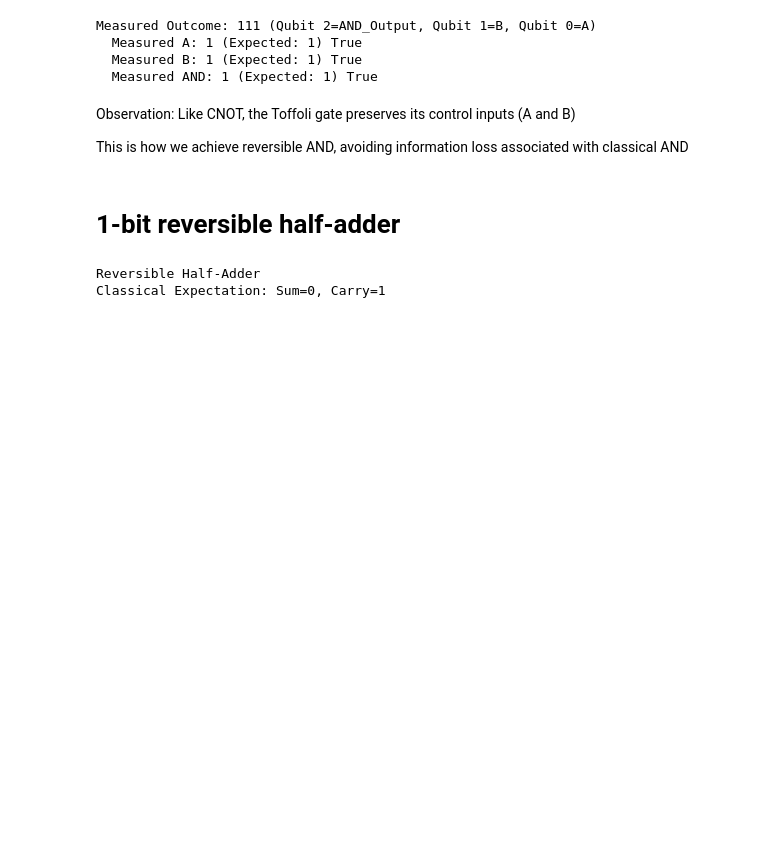
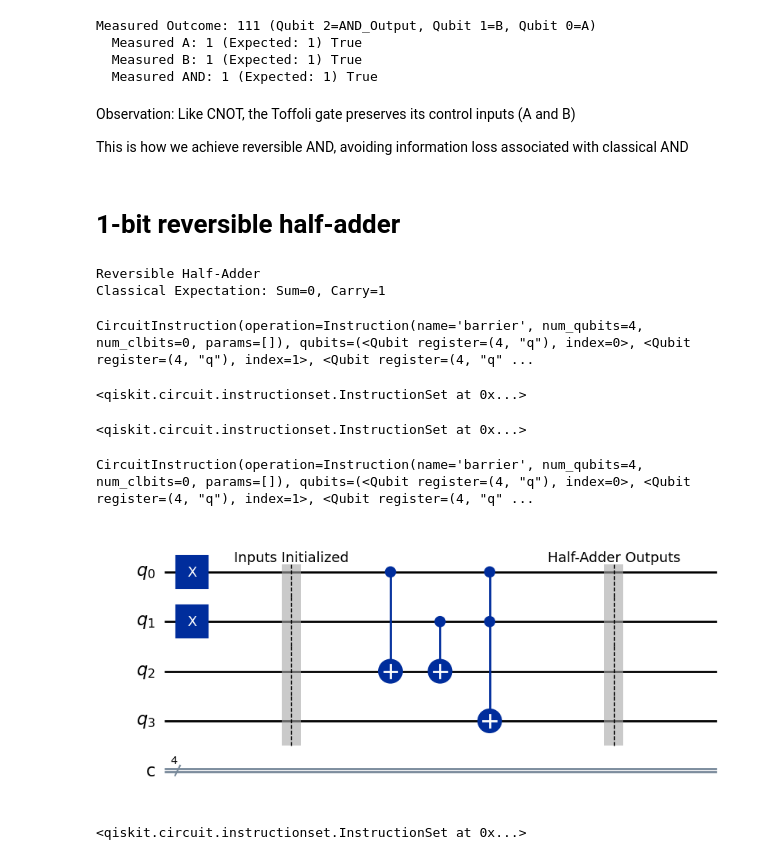
Before and after one commit to ram-polisetti/Q3_Hackathon, a Jupyter notebook: reversible_binary_adder.ipynb, the cells around one changed output. Cells and saved outputs as stored; diff of their text form; code cells hidden in the pictures; blank space fills up the shorter version.

Commit message:
Uncomputed half adder successfully

```diff
--- a/reversible_binary_adder.ipynb
+++ b/reversible_binary_adder.ipynb
@@ -275,7 +277,7 @@ This is how we achieve reversible AND, avoiding information loss associated with
 # 1-bit reversible half-adder
 # %%
 a_val_ha = 1
-b_val_ha = 1\
+b_val_ha = 1
 
 qc_ha = QuantumCircuit(4, 4)
 print(f"Reversible Half-Adder")
@@ -283,3 +285,32 @@ print(f"Classical Expectation: Sum={a_val_ha ^ b_val_ha}, Carry={a_val_ha & b_va
 # %% [output]
 Reversible Half-Adder
 Classical Expectation: Sum=0, Carry=1
+# %%
+if a_val_ha == 1: qc_ha.x(0)
+if b_val_ha == 1: qc_ha.x(1)
+# %%
+qc_ha.barrier(label='Inputs Initialized')
+# %% [output]
+CircuitInstruction(operation=Instruction(name='barrier', num_qubits=4, num_clbits=0, params=[]), qubits=(<Qubit register=(4, "q"), index=0>, <Qubit register=(4, "q"), index=1>, <Qubit register=(4, "q" ...
+# %%
+qc_ha.cx(0, 2)
+qc_ha.cx(1, 2)
+# %% [output]
+<qiskit.circuit.instructionset.InstructionSet at 0x...>
+# %%
+qc_ha.ccx(0, 1, 3)
+# %% [output]
+<qiskit.circuit.instructionset.InstructionSet at 0x...>
+# %%
+qc_ha.barrier(label='Half-Adder Outputs')
+# %% [output]
+CircuitInstruction(operation=Instruction(name='barrier', num_qubits=4, num_clbits=0, params=[]), qubits=(<Qubit register=(4, "q"), index=0>, <Qubit register=(4, "q"), index=1>, <Qubit register=(4, "q" ...
+# %%
+qc_ha.draw(output='mpl')
+# %% [output]
+[figure, added]
+# %%
+# undo carry computation
+qc_ha.ccx(0, 1, 3)
+# %% [output]
+<qiskit.circuit.instructionset.InstructionSet at 0x...>
```
Also changed, not shown: parts of 22 cells of this notebook.
